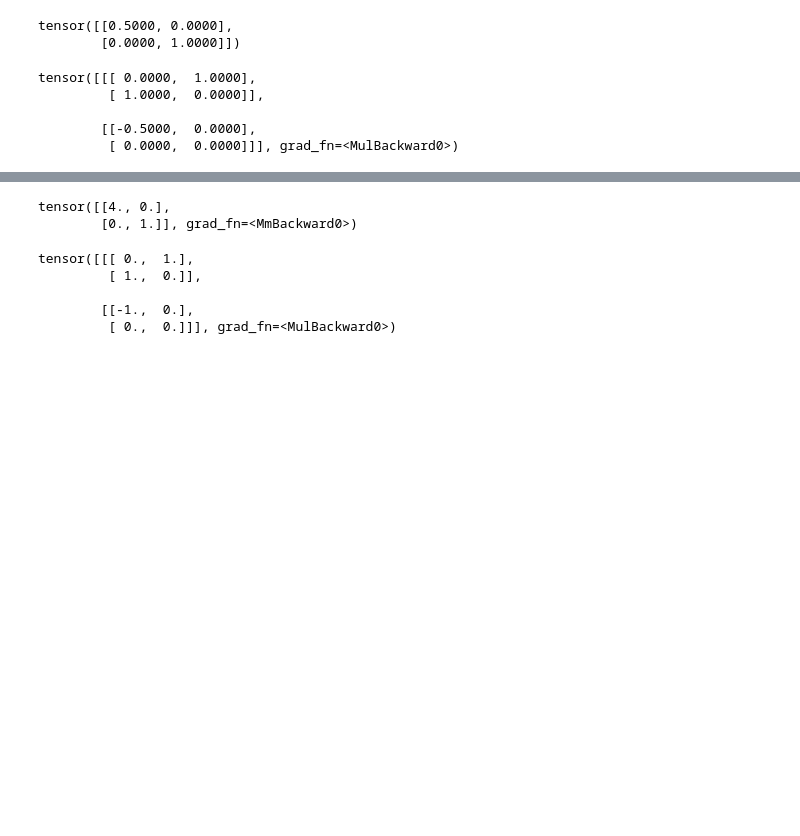
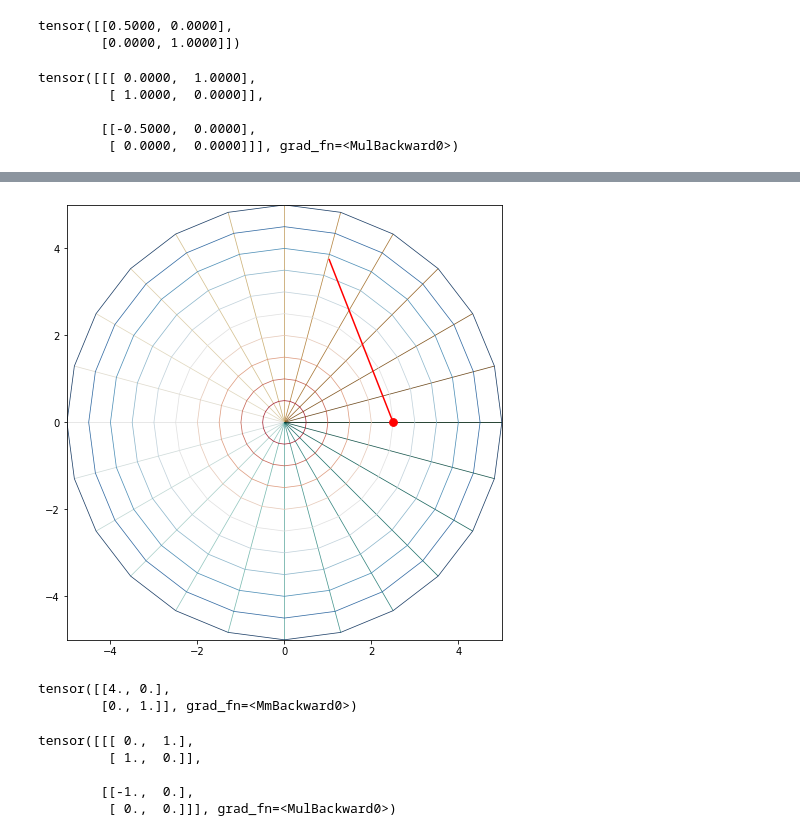
Before and after one commit to robert-wbe/RieManifold, a Jupyter notebook: geometry_notebook.ipynb, the cells around one changed output, grey strips where cells are left out. Drawn from its saved outputs; the diff is of its cells as text; code cells hidden in the pictures; blank space fills up the shorter version.

```diff
--- a/geometry_notebook.ipynb
+++ b/geometry_notebook.ipynb
@@ -64,3 +117,7 @@ polar_plane.show_point([0.0, 1.0])
+# %%
+polar_plane.show_source_geodesic([0.0, 2.5], [1.0, -1.0], length=4.0)
+# %% [output]
+[figure, added]
 # %%
 polar_plane.g(torch.tensor([0.0, 2.0]))
 # %% [output]
```
Also changed, not shown: parts of 31 cells of this notebook.
